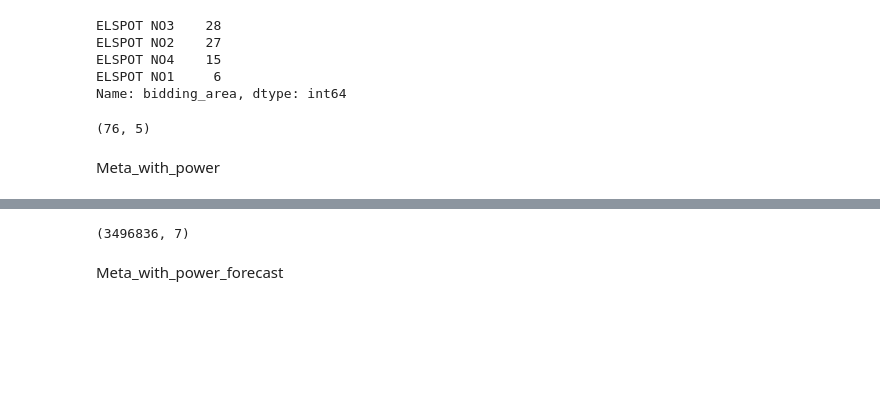
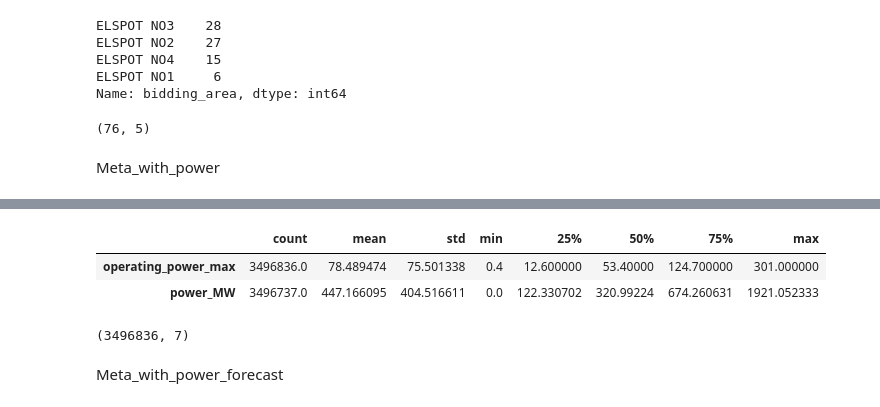
Before and after one commit to Bogdan121849/Wind_AI, a Jupyter notebook: data_alignment.ipynb, the cells around one changed output, grey strips where cells are left out. Saved outputs shown, nothing was run; the diff lists cells and outputs as text; code cells hidden in the pictures; blank space fills up the shorter version.

```diff
--- a/data_alignment.ipynb
+++ b/data_alignment.ipynb
@@ -216,6 +216,12 @@ meta_with_power.head(10)
 | 7 | ELSPOT NO1 | Engerfjellet | 52.8 | 2022-09-19 13:00:00 | 50WP00000002158R | 2020-01-01 07:00:00 | 131.882442 |
 | 8 | ELSPOT NO1 | Engerfjellet | 52.8 | 2022-09-19 13:00:00 | 50WP00000002158R | 2020-01-01 08:00:00 | 147.393227 |
 | 9 | ELSPOT NO1 | Engerfjellet | 52.8 | 2022-09-19 13:00:00 | 50WP00000002158R | 2020-01-01 09:00:00 | 146.475636 |
+# %%
+meta_with_power.describe().transpose()
+# %% [output]
+|  | count | mean | std | min | 25% | 50% | 75% | max |
+| operating_power_max | 3496836.0 | 78.489474 | 75.501338 | 0.4 | 12.600000 | 53.40000 | 124.700000 | 301.000000 |
+| power_MW | 3496737.0 | 447.166095 | 404.516611 | 0.0 | 122.330702 | 320.99224 | 674.260631 | 1921.052333 |
 # %%
 meta_with_power.shape
 # %% [output]
```
Also changed, not shown: parts of 2 cells of this notebook, 3 other files.
